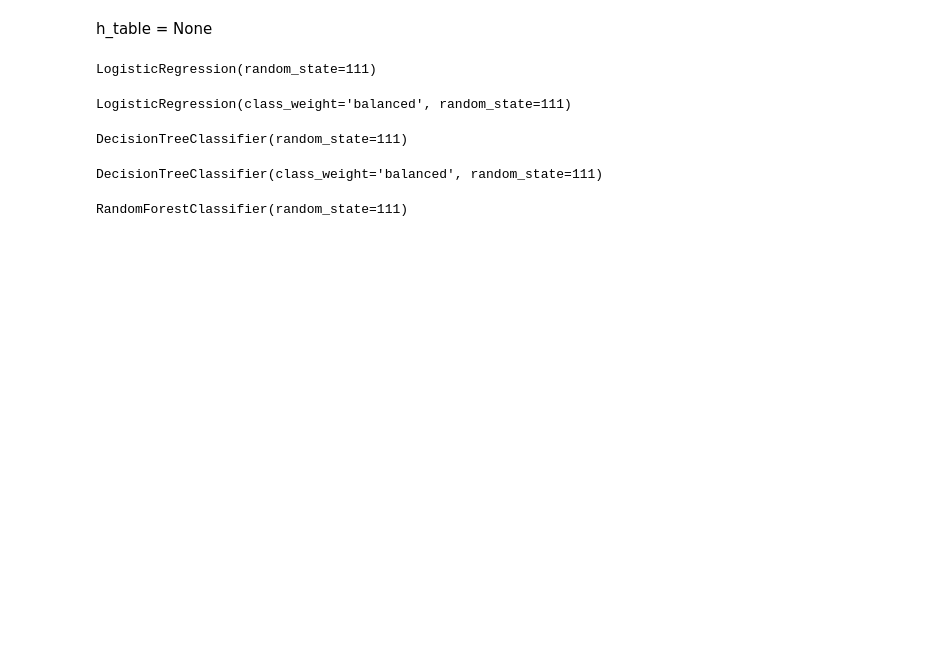
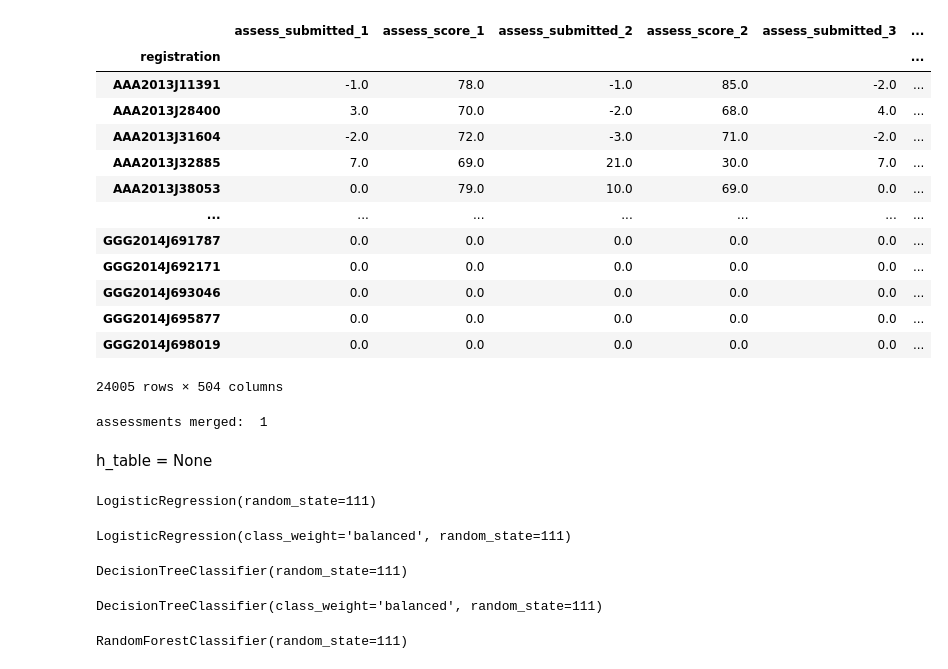
Before and after one commit to Caellwyn/ou_student_predictions, a Jupyter notebook: notebooks/shallow_timeseries_models.ipynb, the cells around one changed output. Drawn from its saved outputs; the diff is of its cells as text; code cells hidden in the pictures; blank space fills up the shorter version.

```diff
--- a/notebooks/shallow_timeseries_models.ipynb
+++ b/notebooks/shallow_timeseries_models.ipynb
@@ -65,20 +65,30 @@ def model_each_feature(model, verbose=1, save=True,
         display(h_table)
     return model
 # %%
-prediction_window = 135
-df = get_timeseries_table(prediction_window=prediction_window)
+df
+# %% [output]
+|  | assess_submitted_1 | assess_score_1 | assess_submitted_2 | assess_score_2 | assess_submitted_3 | ... |
+| registration |  |  |  |  |  | ... |
+| AAA2013J11391 | -1.0 | 78.0 | -1.0 | 85.0 | -2.0 | ... |
+| AAA2013J28400 | 3.0 | 70.0 | -2.0 | 68.0 | 4.0 | ... |
+| AAA2013J31604 | -2.0 | 72.0 | -3.0 | 71.0 | -2.0 | ... |
+| AAA2013J32885 | 7.0 | 69.0 | 21.0 | 30.0 | 7.0 | ... |
+| AAA2013J38053 | 0.0 | 79.0 | 10.0 | 69.0 | 0.0 | ... |
+| ... | ... | ... | ... | ... | ... | ... |
+| GGG2014J691787 | 0.0 | 0.0 | 0.0 | 0.0 | 0.0 | ... |
+| GGG2014J692171 | 0.0 | 0.0 | 0.0 | 0.0 | 0.0 | ... |
+| GGG2014J693046 | 0.0 | 0.0 | 0.0 | 0.0 | 0.0 | ... |
+| GGG2014J695877 | 0.0 | 0.0 | 0.0 | 0.0 | 0.0 | ... |
+| GGG2014J698019 | 0.0 | 0.0 | 0.0 | 0.0 | 0.0 | ... |
+24005 rows × 504 columns
 # %%
-features = 'activities_clicks_and_product'
 prediction_window = 135
 
-binary_labels = {'Pass':1,
-                 'Distinction':1,
-                 'Withdrawn':0,
-                 'Fail':0}
+df = get_timeseries_table(prediction_window=prediction_window,
+                         binary_labels=True, one_hot_modules=True)
 
-
-X = pd.get_dummies(df.drop(columns=['final_result']), prefix='module')
-y = df['final_result'].map(binary_labels)
+X = df.drop(columns=['final_result'])
+y = df['final_result']
 
 X_train, X_test, y_train, y_test = train_test_split(X, y, random_state=111)
 X_t, X_val, y_t, y_val = train_test_split(X_train, y_train, random_state=111)
@@ -97,6 +107,8 @@ X_train_product = X_train.loc[:,X_train.columns.str.startswith('activities_x_cli
 X_test_product = X_test.loc[:,X_test.columns.str.startswith('activities_x_clicks')]
 X_t_product = X_t.loc[:,X_t.columns.str.startswith('activities_x_clicks')]
 X_val_product = X_val.loc[:,X_val.columns.str.startswith('activities_x_clicks')]
+# %% [output]
+assessments merged:  1
 # %% [markdown]
 h_table = None
 # %%
```
Also changed, not shown: parts of 3 cells of this notebook, 4 other files.
